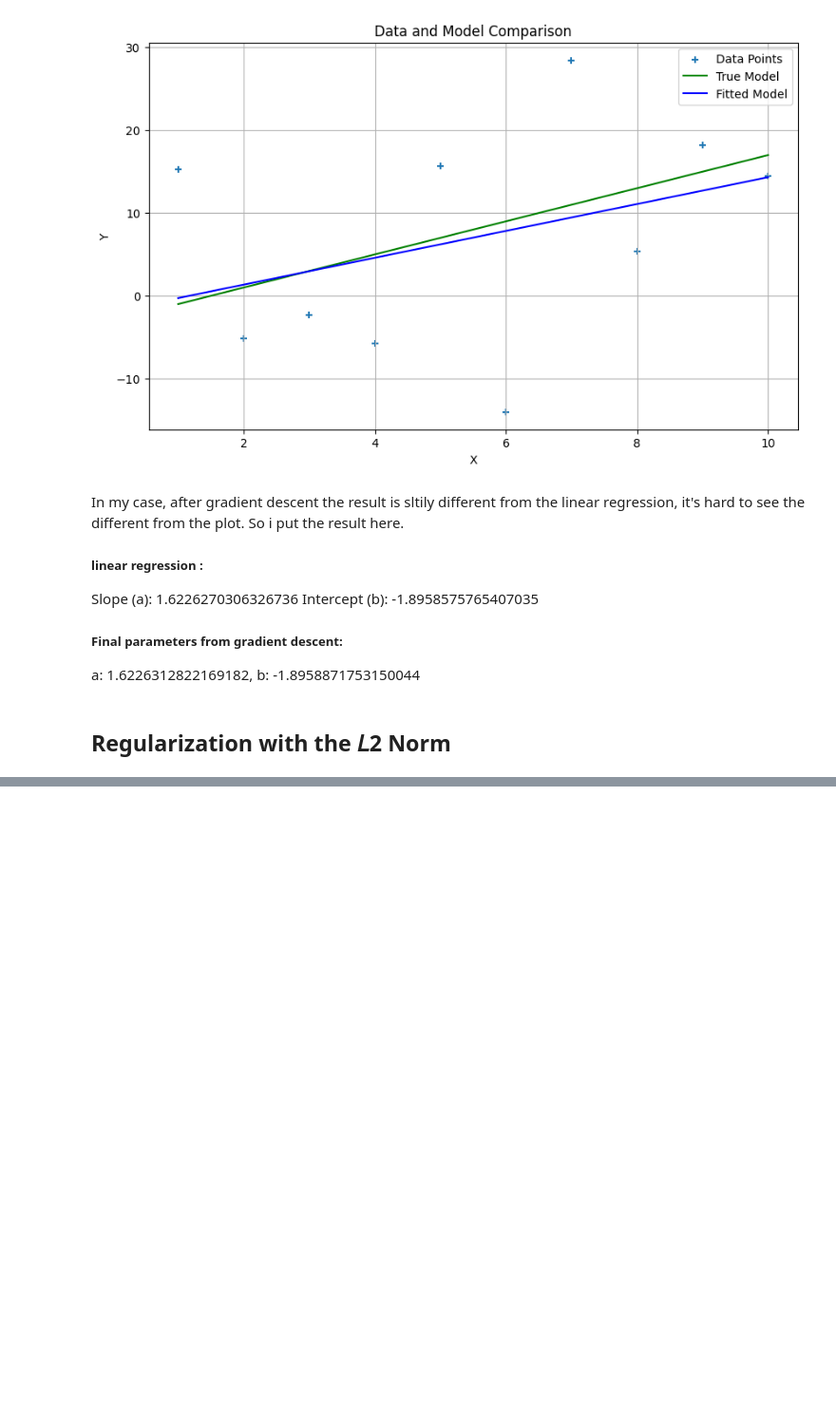
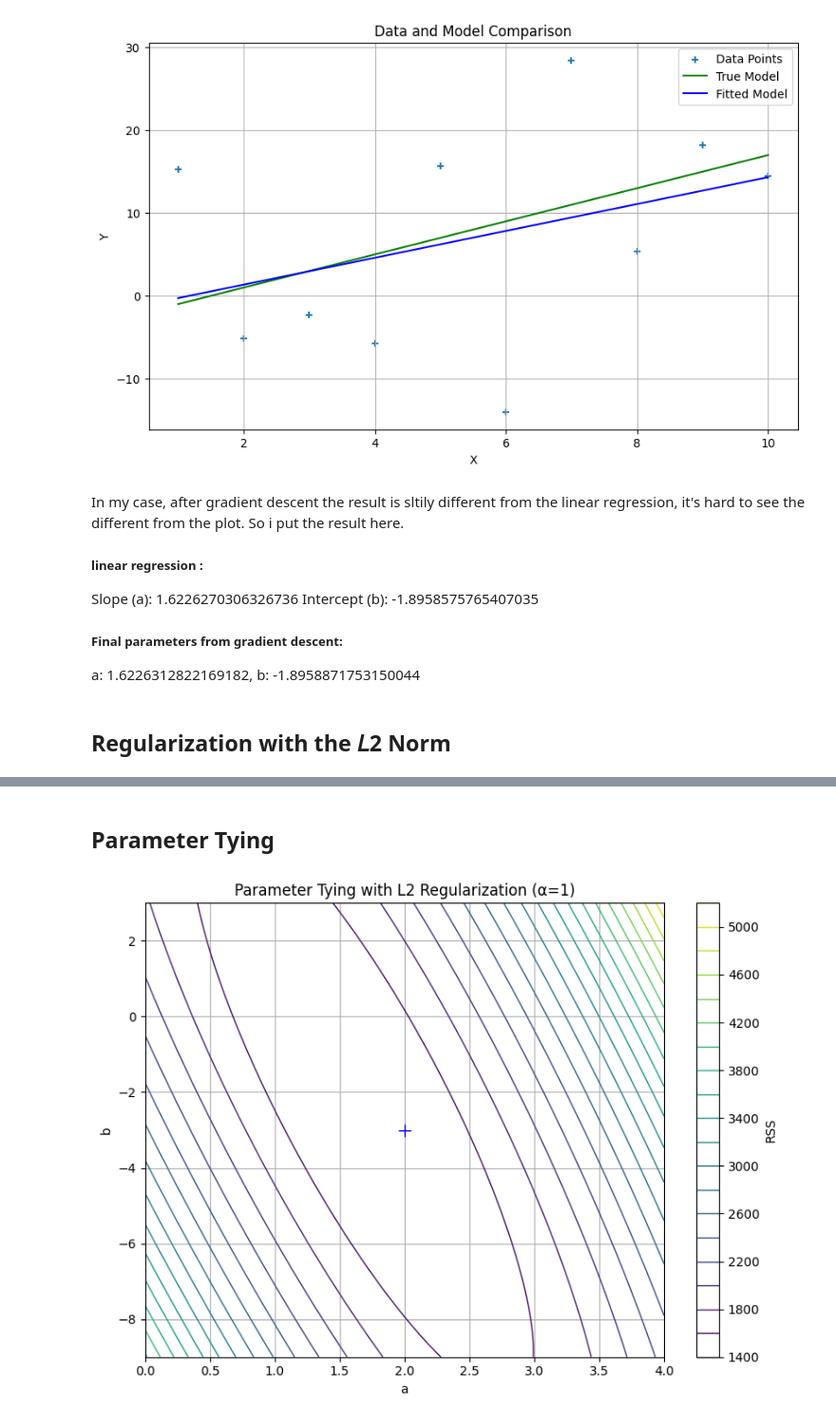
Before and after one commit to rexmolo/DeepLearning, a Jupyter notebook: A4.ipynb, the cells around one changed output, grey strips where cells are left out. Shown at 95% size. Saved outputs shown, nothing was run; the diff lists cells and outputs as text; code cells hidden in the pictures; blank space fills up the shorter version.

```diff
--- a/A4.ipynb
+++ b/A4.ipynb
@@ -217,0 +250,29 @@ plt.show()
+# %% [markdown]
+## Parameter Tying
+# %%
+# Define regularization parameter
+alpha = 1
+
+# Define the cost function with parameter tying L2 regularization
+def fL2_tying(a, b):
+    """
+    Cost function with parameter tying L2 regularization:
+    RSS + alpha * ((a-a0)^2 + (b-b0)^2)
+    """
+    return a4ut.rss2(a, b, X, Y) + alpha * ((a-a0)**2 + (b-b0)**2)
+
+# Create the meshgrid for visualization (translating MATLAB syntax)
+a_vals = np.arange(a0-2, a0+2+0.01, 0.01)  # Adding small increment to include endpoint
+b_vals = np.arange(b0-6, b0+6+0.01, 0.01)
+A, B = np.meshgrid(a_vals, b_vals)
+
+# Plot using the 3D contour function (using plot2d_contour since that's what you have)
+fig, ax = a4ut.plot2d_contour(fL2_tying, A, B, show_colorbar=True,
+                             mark_point=(a0, b0),
+                             levels=20)  # More levels for smoother contours
+
+# Add title
+plt.title(f'Parameter Tying with L2 Regularization (α={alpha})')
+plt.show()
+# %% [output]
+[figure, added]
```
Also changed, not shown: parts of 13 cells of this notebook, 1 other file.
